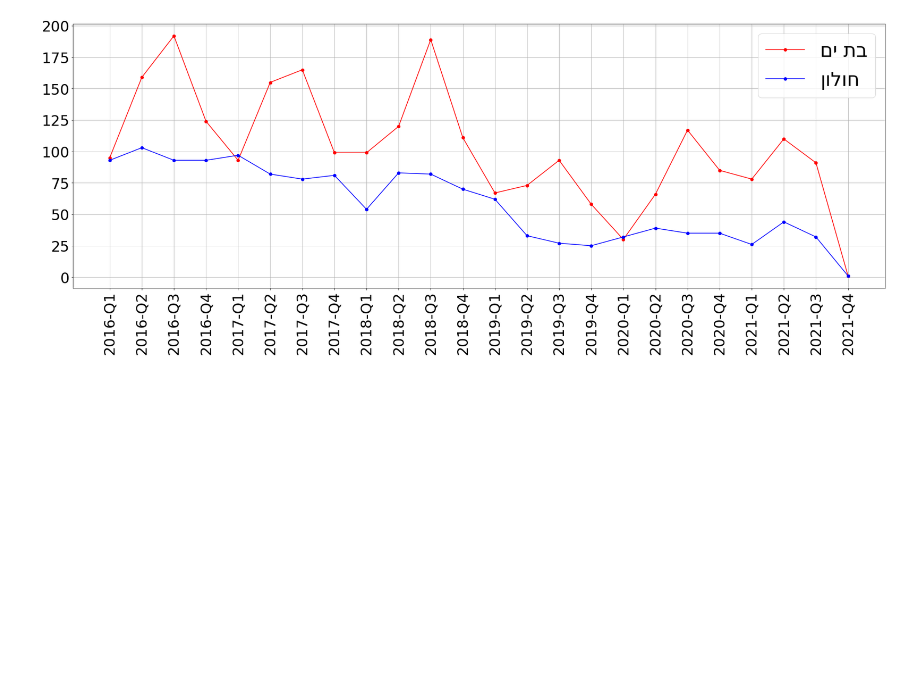
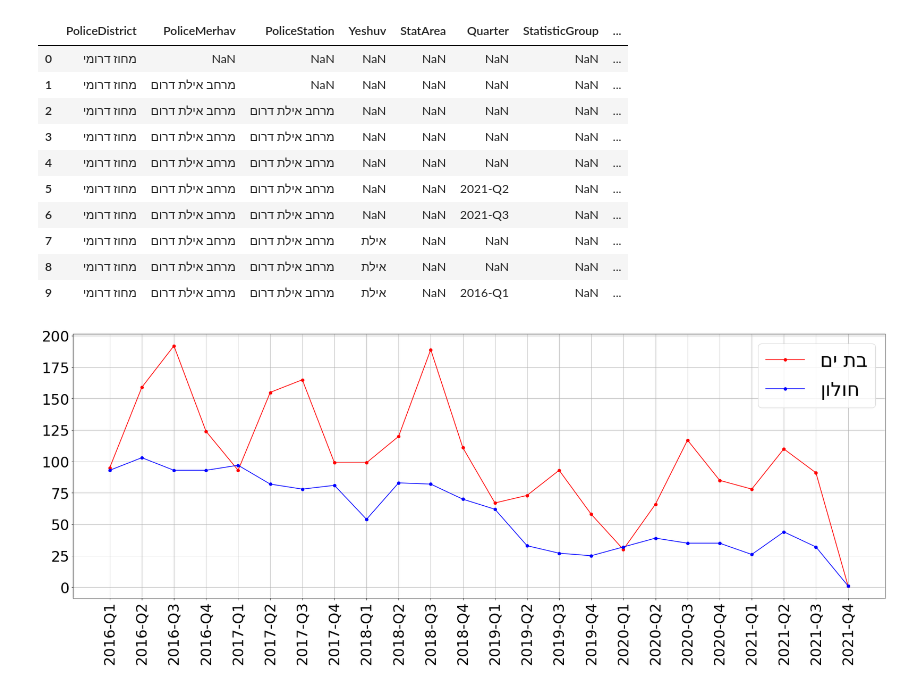
Before and after one commit to MishaTitov/MishtaraReport, a Jupyter notebook: MishtaraReport.ipynb, the cells around one changed output. Cells and saved outputs as stored; diff of their text form; code cells hidden in the pictures; blank space fills up the shorter version.

```diff
--- a/MishtaraReport.ipynb
+++ b/MishtaraReport.ipynb
@@ -1,10 +1,23 @@
 # %%
 import pandas as pd
 
 NAME_FILE = 'shkifut-plili-utf8-01102021.csv'
 
 data = pd.read_csv(NAME_FILE)
 df = pd.DataFrame(data)
+df.head(10)
+# %% [output]
+|  | PoliceDistrict | PoliceMerhav | PoliceStation | Yeshuv | StatArea | Quarter | StatisticGroup | ... |
+| 0 | מחוז דרומי | NaN | NaN | NaN | NaN | NaN | NaN | ... |
+| 1 | מחוז דרומי | מרחב אילת דרום | NaN | NaN | NaN | NaN | NaN | ... |
+| 2 | מחוז דרומי | מרחב אילת דרום | מרחב אילת דרום | NaN | NaN | NaN | NaN | ... |
+| 3 | מחוז דרומי | מרחב אילת דרום | מרחב אילת דרום | NaN | NaN | NaN | NaN | ... |
+| 4 | מחוז דרומי | מרחב אילת דרום | מרחב אילת דרום | NaN | NaN | NaN | NaN | ... |
+| 5 | מחוז דרומי | מרחב אילת דרום | מרחב אילת דרום | NaN | NaN | 2021-Q2 | NaN | ... |
+| 6 | מחוז דרומי | מרחב אילת דרום | מרחב אילת דרום | NaN | NaN | 2021-Q3 | NaN | ... |
+| 7 | מחוז דרומי | מרחב אילת דרום | מרחב אילת דרום | אילת | NaN | NaN | NaN | ... |
+| 8 | מחוז דרומי | מרחב אילת דרום | מרחב אילת דרום | אילת | NaN | NaN | NaN | ... |
+| 9 | מחוז דרומי | מרחב אילת דרום | מרחב אילת דרום | אילת | NaN | 2016-Q1 | NaN | ... |
 # %%
 import matplotlib.pyplot as plt
 import numpy as np
```
